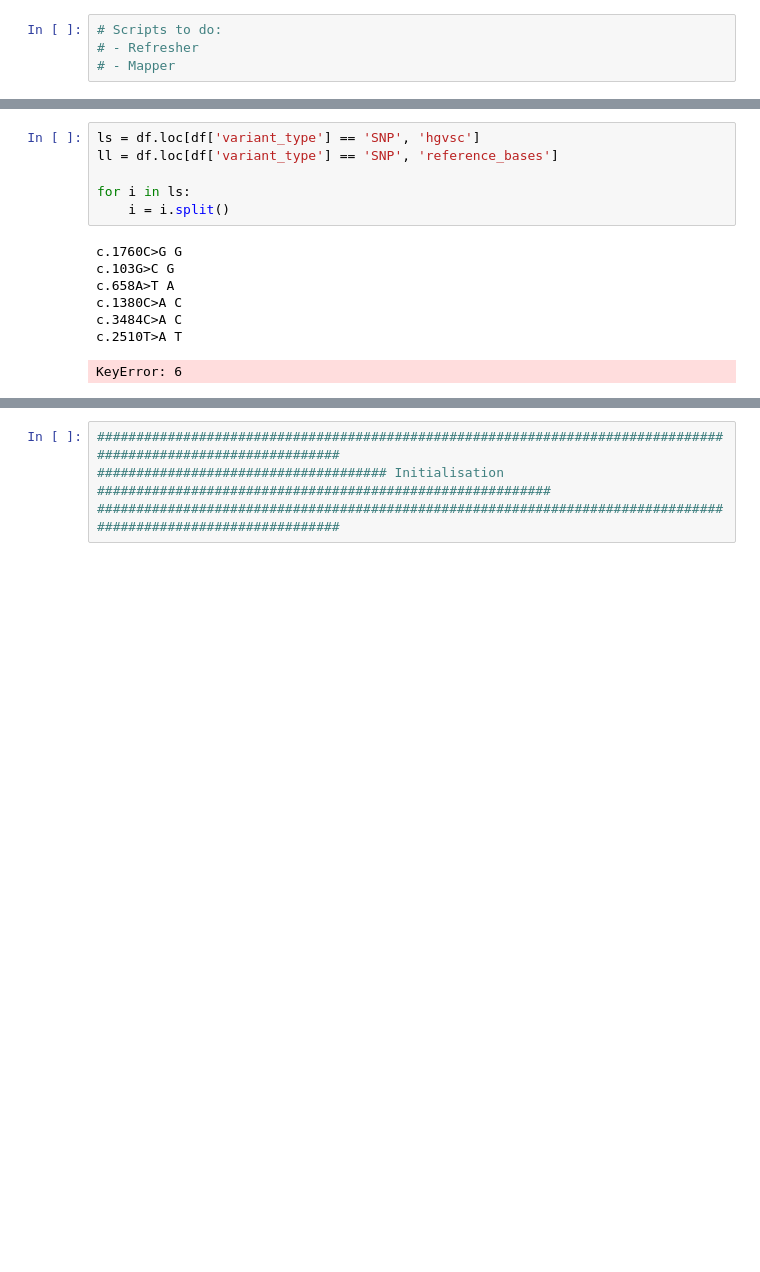
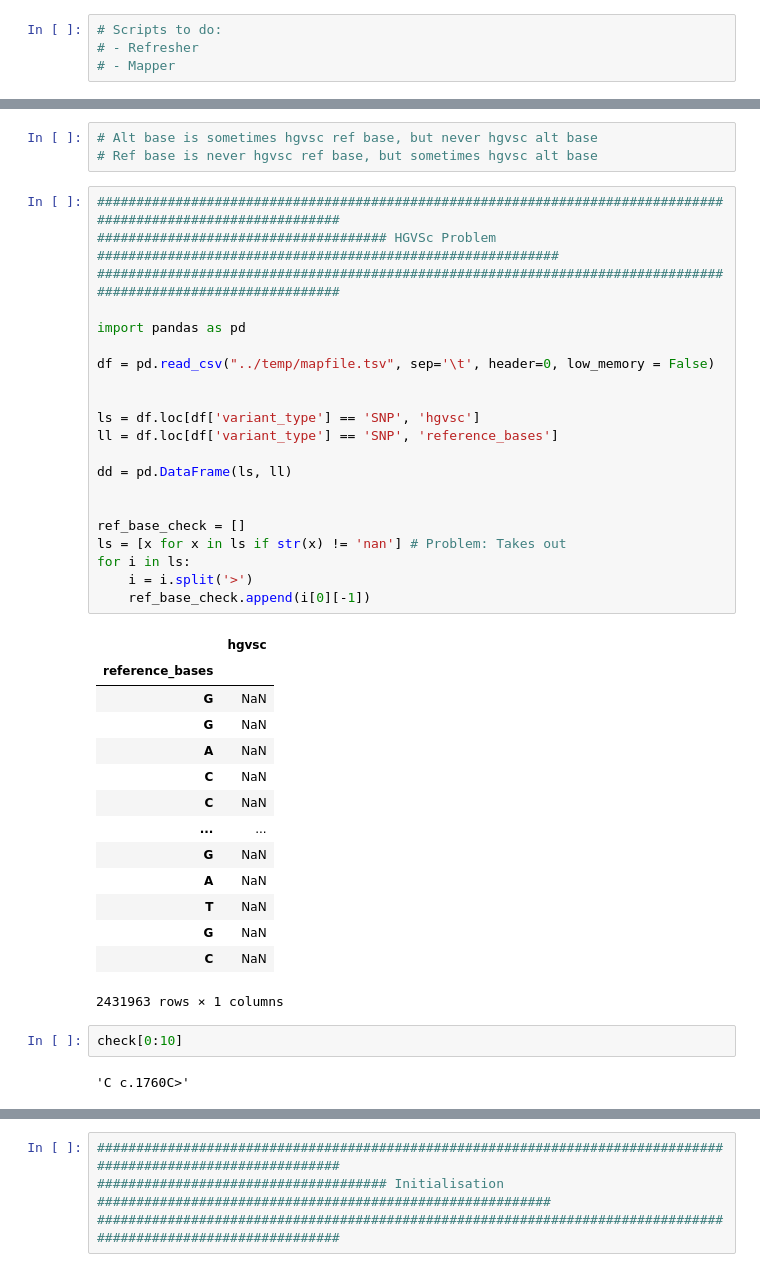
Before and after one commit to kvongruenigen/BeyondCNVs, a Jupyter notebook: dev/Test scripts.ipynb, the cells around one changed output, grey strips where cells are left out. Drawn from its saved outputs; the diff is of its cells as text; blank space fills up the shorter version.

```diff
--- a/dev/Test scripts.ipynb
+++ b/dev/Test scripts.ipynb
@@ -65,14 +79,43 @@ df['biosample_id'] = ['dummy'] * len(df)
+# %%
+# Alt base is sometimes hgvsc ref base, but never hgvsc alt base
+# Ref base is never hgvsc ref base, but sometimes hgvsc alt base
 # %%
+###############################################################################################################
+##################################### HGVSc Problem ###########################################################
+###############################################################################################################
+
+import pandas as pd
+
+df = pd.read_csv("../temp/mapfile.tsv", sep='\t', header=0, low_memory = False)
+
+
 ls = df.loc[df['variant_type'] == 'SNP', 'hgvsc']
 ll = df.loc[df['variant_type'] == 'SNP', 'reference_bases']
 
+dd = pd.DataFrame(ls, ll)
+
+
+ref_base_check = []
+ls = [x for x in ls if str(x) != 'nan'] # Problem: Takes out
 for i in ls:
-    i = i.split()
+    i = i.split('>')
+    ref_base_check.append(i[0][-1])
 # %% [output]
+|  | hgvsc |
+| reference_bases |  |
+| G | NaN |
+| G | NaN |
+| A | NaN |
+| C | NaN |
+| C | NaN |
+| ... | ... |
+| G | NaN |
+| A | NaN |
+| T | NaN |
+| G | NaN |
+| C | NaN |
-c.1760C>G G
-c.103G>C G
-c.658A>T A
-c.1380C>A C
-c.3484C>A C
-c.2510T>A T
+2431963 rows × 1 columns
-KeyError: 6
+# %%
+check[0:10]
+# %% [output]
+'C c.1760C>'
```
Also changed, not shown: parts of 24 cells of this notebook, 9 other files.
